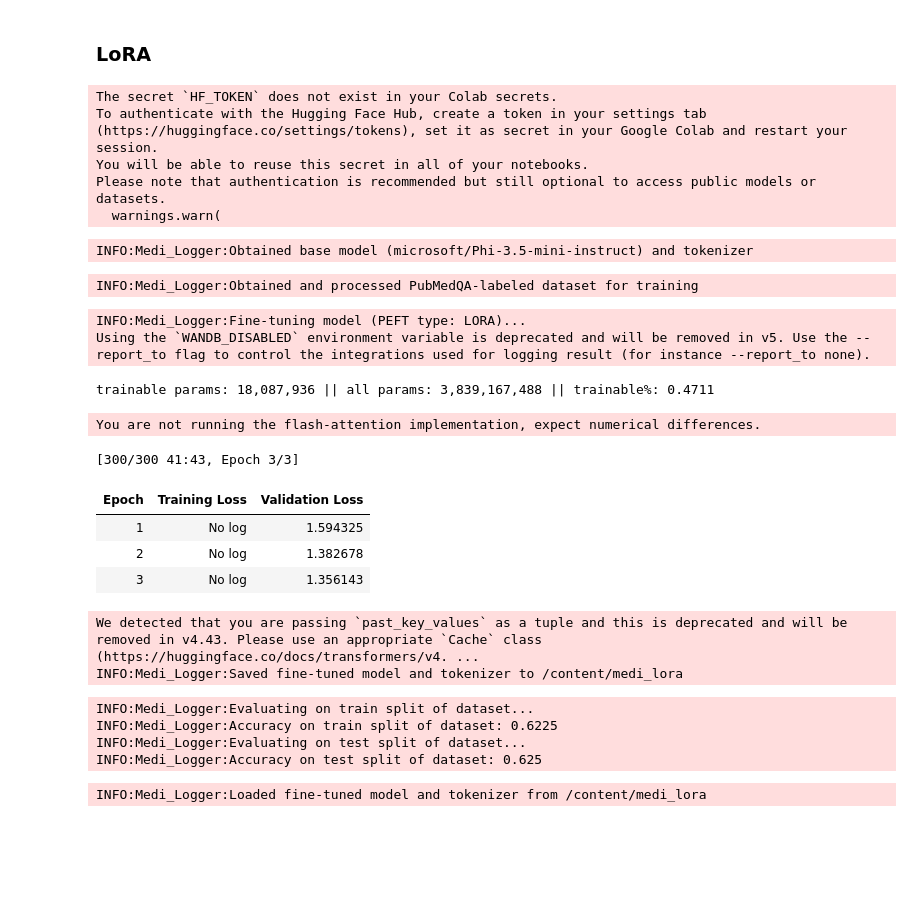
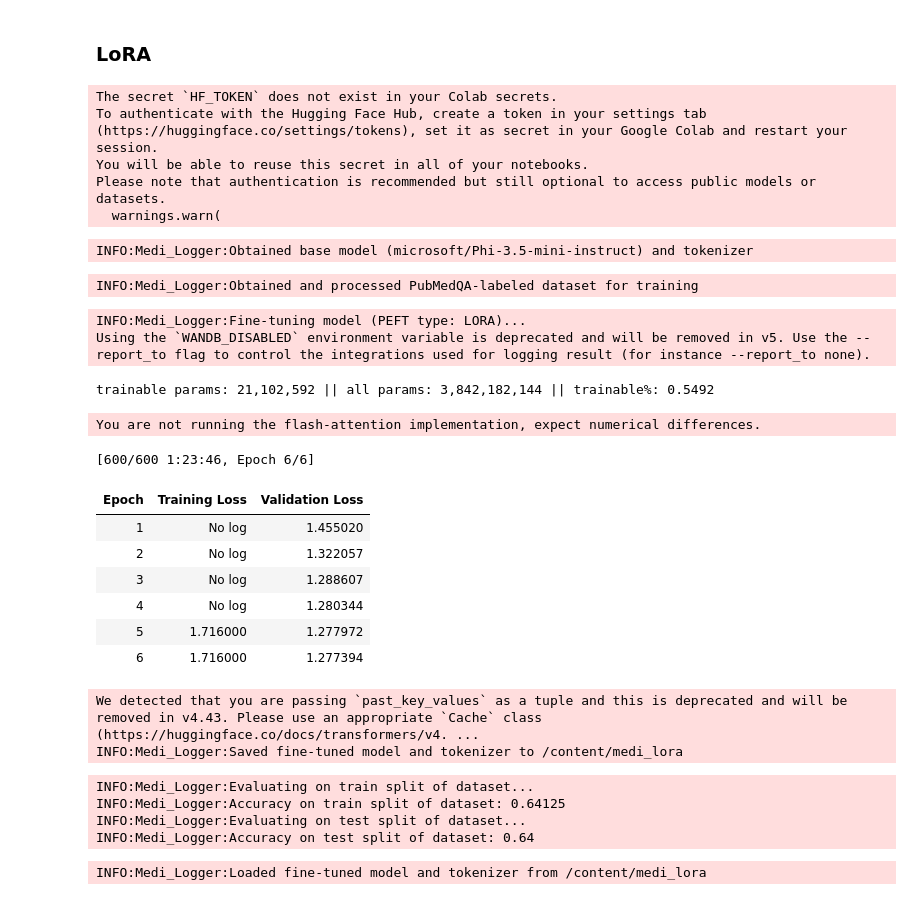
Before and after one commit to asathiya007/medi, a Jupyter notebook: demo.ipynb, the cells around one changed output. Cells and saved outputs as stored; diff of their text form; code cells hidden in the pictures; blank space fills up the shorter version.

```diff
--- a/demo.ipynb
+++ b/demo.ipynb
@@ -173,26 +173,29 @@ Q
 # %%
 # parameter-efficient fine tune the language model with LoRA
 lora_output_dir = 'medi_lora'
 medi = Medi(lora_output_dir)
-medi.train(peft_type='LORA', num_epochs=3, test_size=0.2, batch_size=2,
+medi.train(peft_type='LORA', num_epochs=6, test_size=0.2, batch_size=2,
            grad_accumulation_steps=4)
 # %% [output]
 The secret `HF_TOKEN` does not exist in your Colab secrets.
 To authenticate with the Hugging Face Hub, create a token in your settings tab (https://huggingface.co/settings/tokens), set it as secret in your Google Colab and restart your session.
 You will be able to reuse this secret in all of your notebooks.
 Please note that authentication is recommended but still optional to access public models or datasets.
   warnings.warn(
 INFO:Medi_Logger:Obtained base model (microsoft/Phi-3.5-mini-instruct) and tokenizer
 INFO:Medi_Logger:Obtained and processed PubMedQA-labeled dataset for training
 INFO:Medi_Logger:Fine-tuning model (PEFT type: LORA)...
 Using the `WANDB_DISABLED` environment variable is deprecated and will be removed in v5. Use the --report_to flag to control the integrations used for logging result (for instance --report_to none).
-trainable params: 18,087,936 || all params: 3,839,167,488 || trainable%: 0.4711
+trainable params: 21,102,592 || all params: 3,842,182,144 || trainable%: 0.5492
 You are not running the flash-attention implementation, expect numerical differences.
-[300/300 41:43, Epoch 3/3]
+[600/600 1:23:46, Epoch 6/6]
 | Epoch | Training Loss | Validation Loss |
-| 1 | No log | 1.594325 |
-| 2 | No log | 1.382678 |
-| 3 | No log | 1.356143 |
+| 1 | No log | 1.455020 |
+| 2 | No log | 1.322057 |
+| 3 | No log | 1.288607 |
+| 4 | No log | 1.280344 |
+| 5 | 1.716000 | 1.277972 |
+| 6 | 1.716000 | 1.277394 |
 We detected that you are passing `past_key_values` as a tuple and this is deprecated and will be removed in v4.43. Please use an appropriate `Cache` class (https://huggingface.co/docs/transformers/v4. ...
 INFO:Medi_Logger:Saved fine-tuned model and tokenizer to /content/medi_lora
 # %%
@@ -202,9 +205,9 @@ medi.evaluate(batch_size=4)
 lora_accuracy = deepcopy(medi.accuracy)
 # %% [output]
 INFO:Medi_Logger:Evaluating on train split of dataset...
-INFO:Medi_Logger:Accuracy on train split of dataset: 0.6225
+INFO:Medi_Logger:Accuracy on train split of dataset: 0.64125
 INFO:Medi_Logger:Evaluating on test split of dataset...
-INFO:Medi_Logger:Accuracy on test split of dataset: 0.625
+INFO:Medi_Logger:Accuracy on test split of dataset: 0.64
 # %%
 # perform inference after training
 res1 = medi.inference([QUESTION])
```
Also changed, not shown: parts of 4 cells of this notebook, 1 other file.
